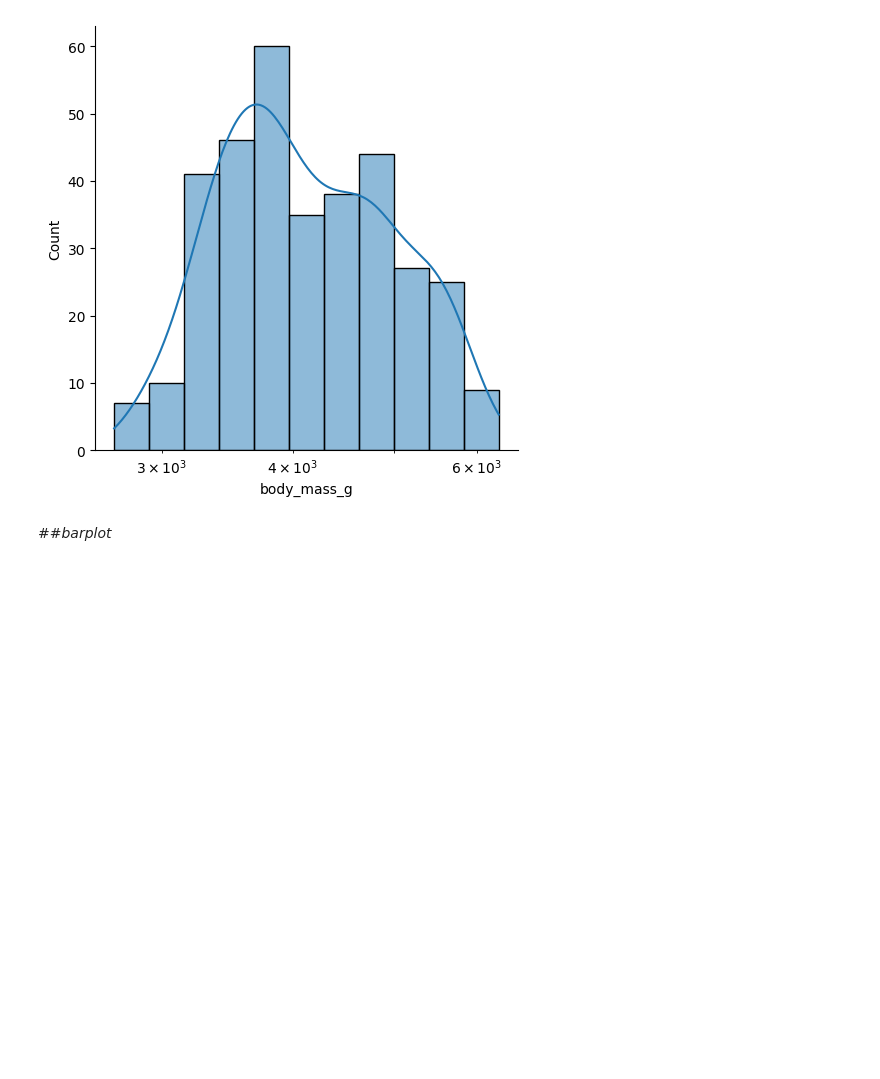
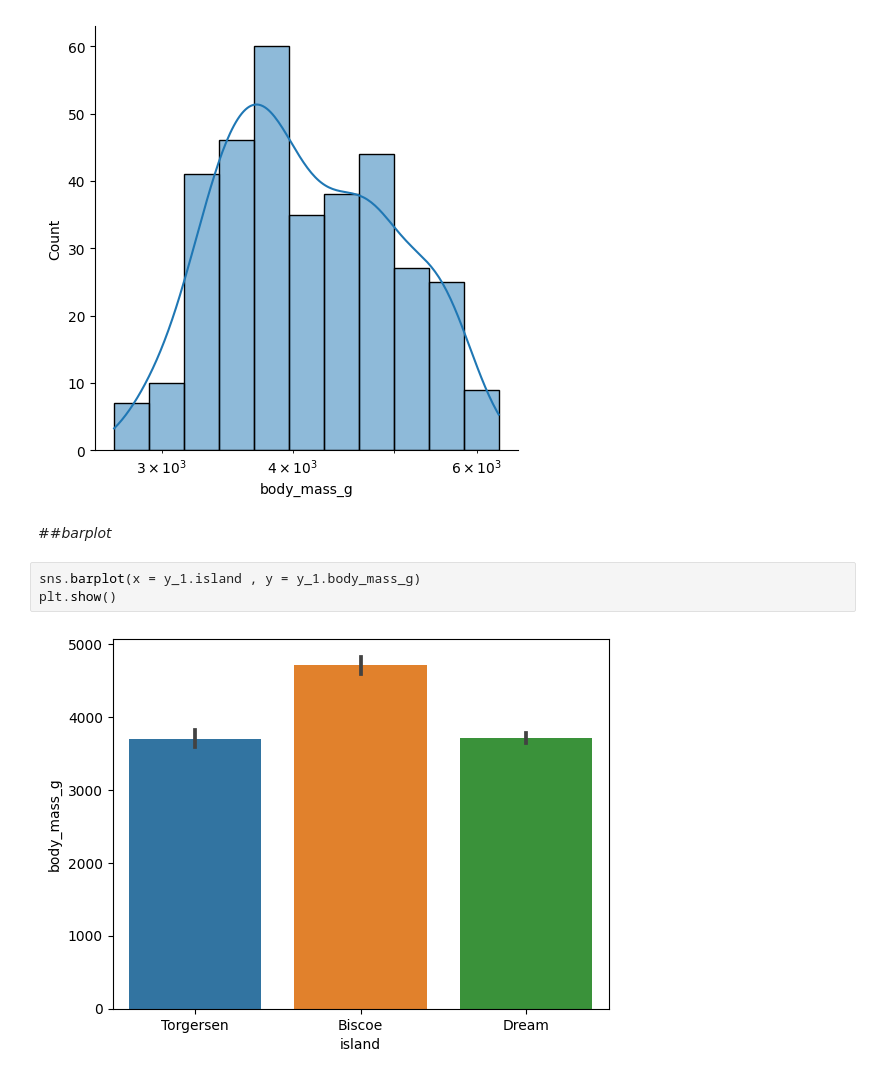
Before and after one commit to dil150898/Hotel_booking_anylisys, a Jupyter notebook: Hotel_Booking_Analysis_Capstone_Project.ipynb, the cells around one changed output. Cells and saved outputs as stored; diff of their text form; blank space fills up the shorter version.

```diff
--- a/Hotel_Booking_Analysis_Capstone_Project.ipynb
+++ b/Hotel_Booking_Analysis_Capstone_Project.ipynb
@@ -960,3 +946,8 @@ plt.show()
 [figure]
 # %% [markdown]
 ##*barplot*
+# %%
+sns.barplot(x = y_1.island , y = y_1.body_mass_g)
+plt.show()
+# %% [output]
+[figure, added]
```
Also changed, not shown: parts of 38 cells of this notebook.
